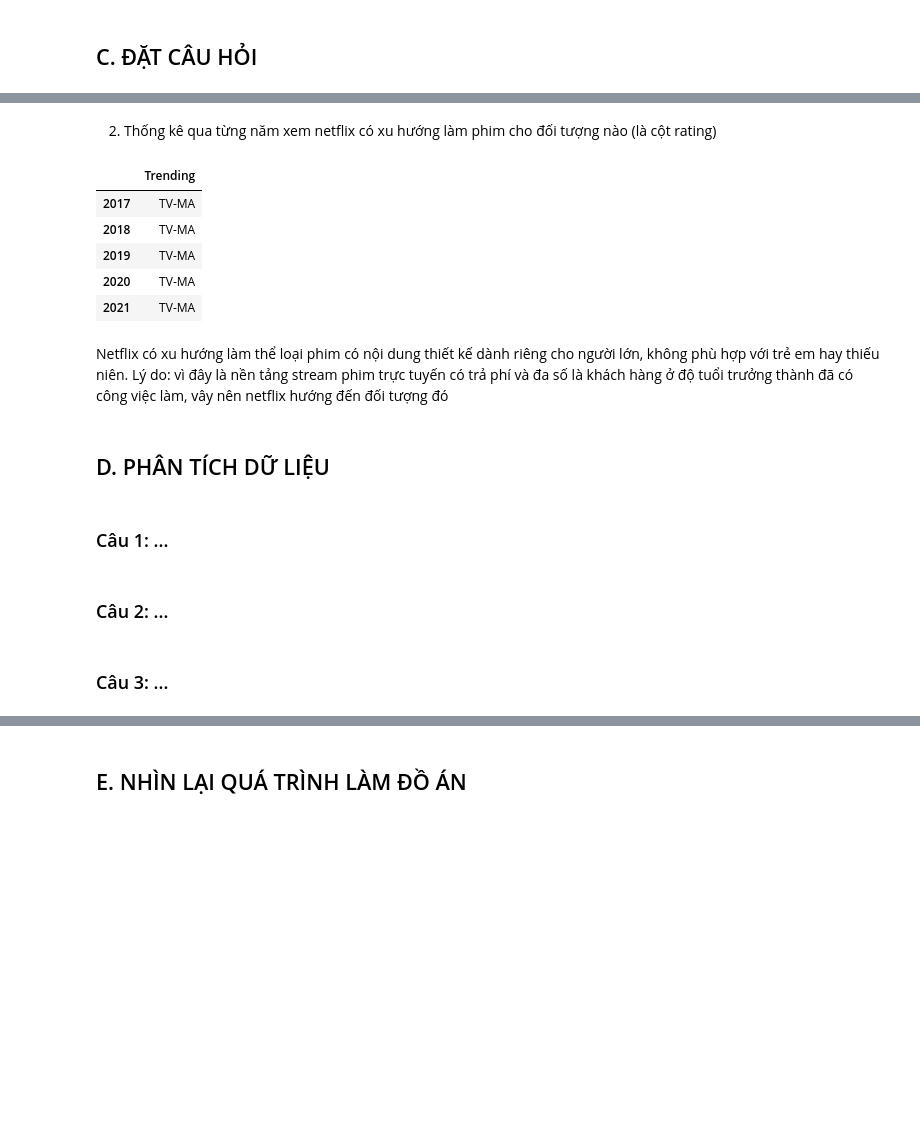
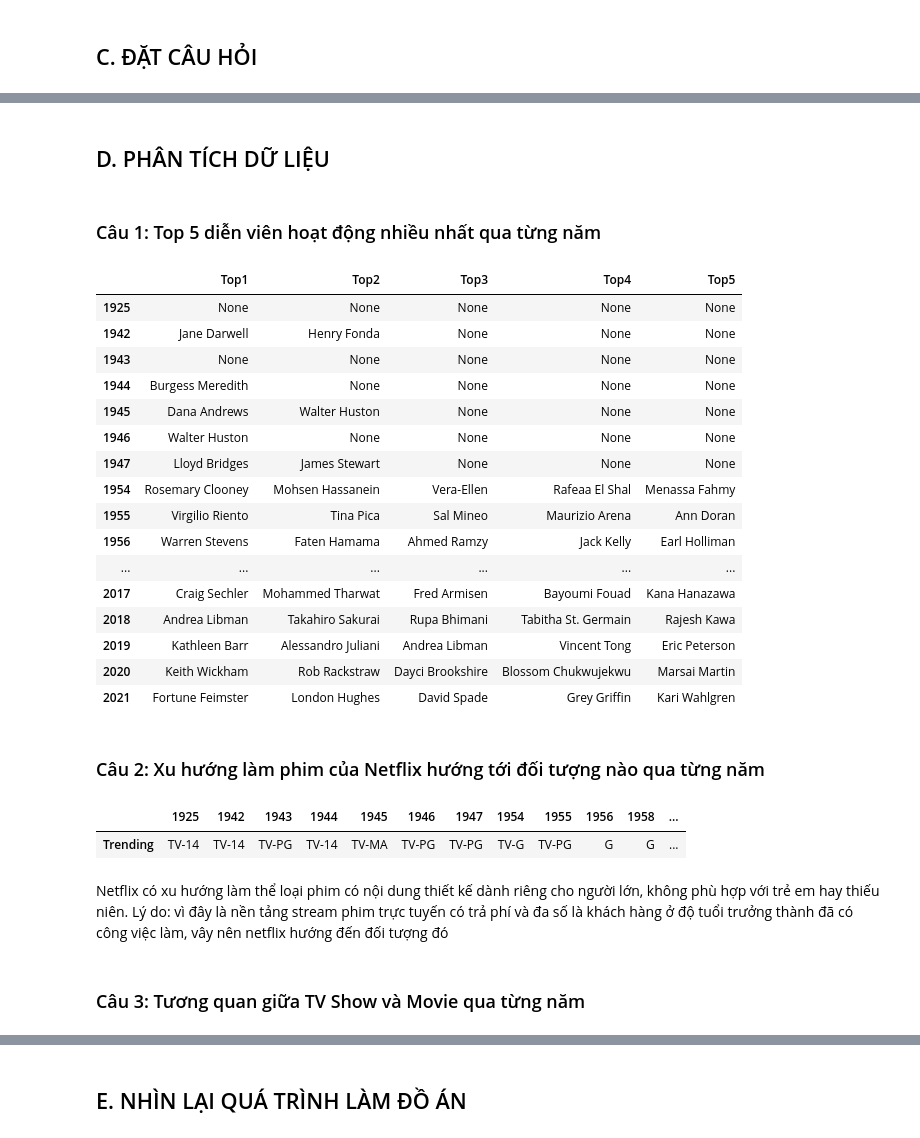
Before and after one commit to vt-khang/LTCKHDL-FinalProject, a Jupyter notebook: DNCK.ipynb, the cells around one changed output, grey strips where cells are left out. Cells and saved outputs as stored; diff of their text form; code cells hidden in the pictures; blank space fills up the shorter version.

```diff
--- a/DNCK.ipynb
+++ b/DNCK.ipynb
@@ -202,7 +202,0 @@ cate_col_df
-# %%
-def col_cast_release_year(year):
-    return netflix_df[netflix_df['release_year'] == year].iloc[:,4].explode().value_counts()[0:6].index
-year = np.sort(netflix_df['release_year'].unique())
-list_top5_cast = list(map(col_cast_release_year, year))
-df_top5_cast = pd.DataFrame(list_top5_cast, columns = ['Year','Top1','Top2','Top3','Top4','Top5'], index = year)
-df_top5_cast.tail(5)
@@ -218,22 +203,30 @@ Top các diễn viên đóng nhiều phim nhất thay đổi theo từng năm :v
-# %% [markdown]
-2. Thống kê qua từng năm xem netflix có xu hướng làm phim cho đối tượng nào (là cột rating)
-# %%
-def col_rating_release_year(year):
-    return netflix_df[netflix_df['release_year'] == year].loc[:,'rating'].value_counts()[0:1].index
-list_top1_rating = list(map(col_rating_release_year,year))
-df_top1_rating = pd.DataFrame(list_top1_rating, columns = ['Trending'], index = year)
-df_top1_rating.tail(5)
-# %% [output]
-|  | Trending |
-| 2017 | TV-MA |
-| 2018 | TV-MA |
-| 2019 | TV-MA |
-| 2020 | TV-MA |
-| 2021 | TV-MA |
-# %% [markdown]
-Netflix có xu hướng làm thể loại phim có nội dung thiết kế dành riêng cho người lớn, không phù hợp với trẻ em hay thiếu niên.
-Lý do: vì đây là nền tảng stream phim trực tuyến có trả phí và đa số là khách hàng ở độ tuổi trưởng thành đã có công việc làm, vây nên netflix hướng đến đối tượng đó
 # %% [markdown]
 ## D. PHÂN TÍCH DỮ LIỆU
 # %% [markdown]
-### Câu 1: ...
+### Câu 1: Top 5 diễn viên hoạt động nhiều nhất qua từng năm
+# %%
+def col_cast_release_year(year, top=5):
+    return netflix_df[netflix_df['release_year'] == year]['cast'].explode().replace('', np.nan).dropna().value_counts()[:top].index
+year = np.sort(netflix_df['release_year'].unique())
+list_top5_cast = list(map(col_cast_release_year, year))
+df_top5_cast = pd.DataFrame(list_top5_cast, columns = ['Top1','Top2','Top3','Top4','Top5'], index = year)
+pd.options.display.max_rows = 999
+df_top5_cast
+# %% [output]
+|  | Top1 | Top2 | Top3 | Top4 | Top5 |
+| 1925 | None | None | None | None | None |
+| 1942 | Jane Darwell | Henry Fonda | None | None | None |
+| 1943 | None | None | None | None | None |
+| 1944 | Burgess Meredith | None | None | None | None |
+| 1945 | Dana Andrews | Walter Huston | None | None | None |
+| 1946 | Walter Huston | None | None | None | None |
+| 1947 | Lloyd Bridges | James Stewart | None | None | None |
+| 1954 | Rosemary Clooney | Mohsen Hassanein | Vera-Ellen | Rafeaa El Shal | Menassa Fahmy |
+| 1955 | Virgilio Riento | Tina Pica | Sal Mineo | Maurizio Arena | Ann Doran |
+| 1956 | Warren Stevens | Faten Hamama | Ahmed Ramzy | Jack Kelly | Earl Holliman |
+| ... | ... | ... | ... | ... | ... |
+| 2017 | Craig Sechler | Mohammed Tharwat | Fred Armisen | Bayoumi Fouad | Kana Hanazawa |
+| 2018 | Andrea Libman | Takahiro Sakurai | Rupa Bhimani | Tabitha St. Germain | Rajesh Kawa |
+| 2019 | Kathleen Barr | Alessandro Juliani | Andrea Libman | Vincent Tong | Eric Peterson |
+| 2020 | Keith Wickham | Rob Rackstraw | Dayci Brookshire | Blossom Chukwujekwu | Marsai Martin |
+| 2021 | Fortune Feimster | London Hughes | David Spade | Grey Griffin | Kari Wahlgren |
@@ -240,2 +235,12 @@ Lý do: vì đây là nền tảng stream phim trực tuyến có trả phí và
 # %% [markdown]
-### Câu 2: ...
+### Câu 2: Xu hướng làm phim của Netflix hướng tới đối tượng nào qua từng năm
+# %%
+def col_rating_release_year(year):
+    return netflix_df[netflix_df['release_year'] == year].loc[:,'rating'].value_counts()[:1].index
+list_top1_rating = list(map(col_rating_release_year,year))
+df_top1_rating = pd.DataFrame(list_top1_rating, columns = ['Trending'], index = year)
+pd.options.display.max_columns = 999
+df_top1_rating.T
+# %% [output]
+|  | 1925 | 1942 | 1943 | 1944 | 1945 | 1946 | 1947 | 1954 | 1955 | 1956 | 1958 | ... |
+| Trending | TV-14 | TV-14 | TV-PG | TV-14 | TV-MA | TV-PG | TV-PG | TV-G | TV-PG | G | G | ... |
@@ -242,2 +249,5 @@ Lý do: vì đây là nền tảng stream phim trực tuyến có trả phí và
+# %% [markdown]
+Netflix có xu hướng làm thể loại phim có nội dung thiết kế dành riêng cho người lớn, không phù hợp với trẻ em hay thiếu niên.
+Lý do: vì đây là nền tảng stream phim trực tuyến có trả phí và đa số là khách hàng ở độ tuổi trưởng thành đã có công việc làm, vây nên netflix hướng đến đối tượng đó
 # %% [markdown]
-### Câu 3: ...
+### Câu 3: Tương quan giữa TV Show và Movie qua từng năm
```
Also changed, not shown: parts of 12 cells of this notebook.
